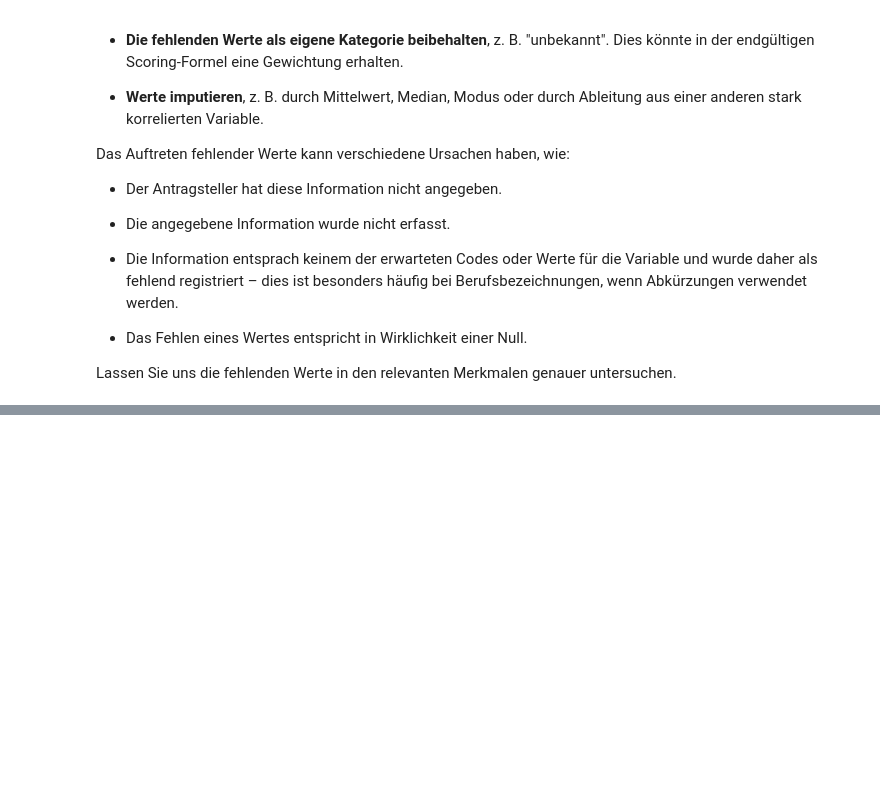
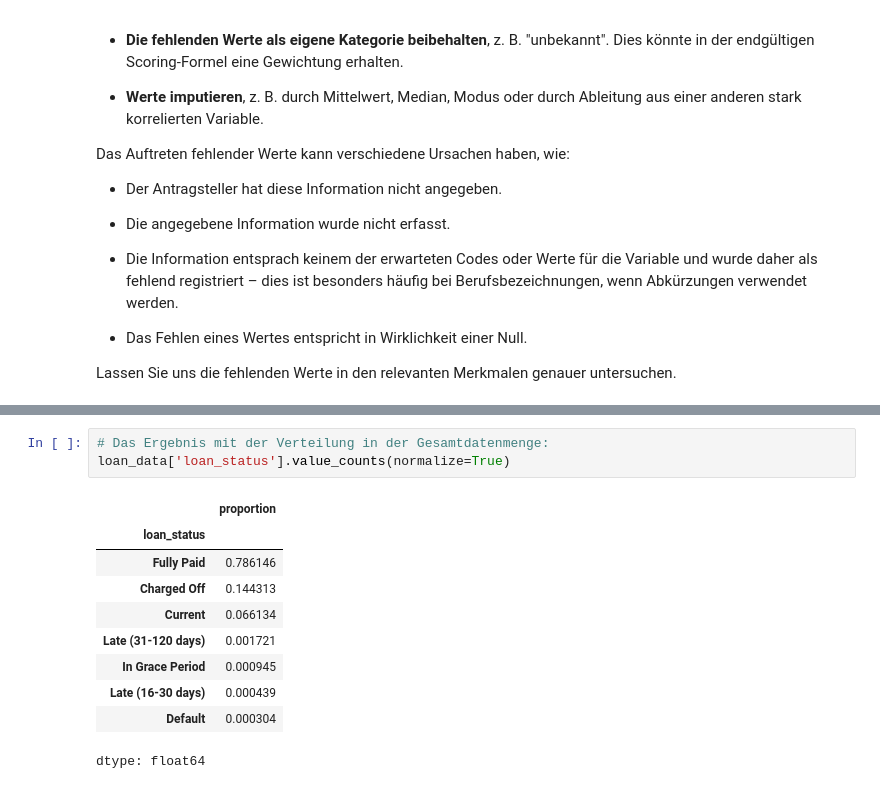
Before and after one commit to awildt01/Airbnb_Berlin-, a Jupyter notebook: notebooks/1_data_cleaning_understanding_Lending_Club_Credit_Scoring.ipynb, the cells around one changed output, grey strips where cells are left out. Cells and saved outputs as stored; diff of their text form; blank space fills up the shorter version.

```diff
--- a/notebooks/1_data_cleaning_understanding_Lending_Club_Credit_Scoring.ipynb
+++ b/notebooks/1_data_cleaning_understanding_Lending_Club_Credit_Scoring.ipynb
@@ -432,0 +566,14 @@ Lassen Sie uns die fehlenden Werte in den relevanten Merkmalen genauer untersuch
+# %%
+# Das Ergebnis mit der Verteilung in der Gesamtdatenmenge:
+loan_data['loan_status'].value_counts(normalize=True)
+# %% [output]
+|  | proportion |
+| loan_status |  |
+| Fully Paid | 0.786146 |
+| Charged Off | 0.144313 |
+| Current | 0.066134 |
+| Late (31-120 days) | 0.001721 |
+| In Grace Period | 0.000945 |
+| Late (16-30 days) | 0.000439 |
+| Default | 0.000304 |
+dtype: float64
```
Also changed, not shown: parts of 16 cells of this notebook.
